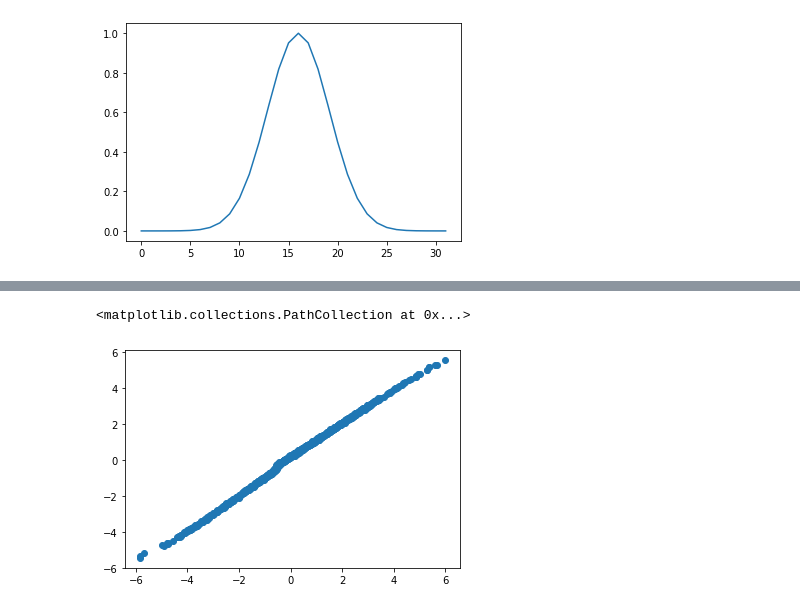
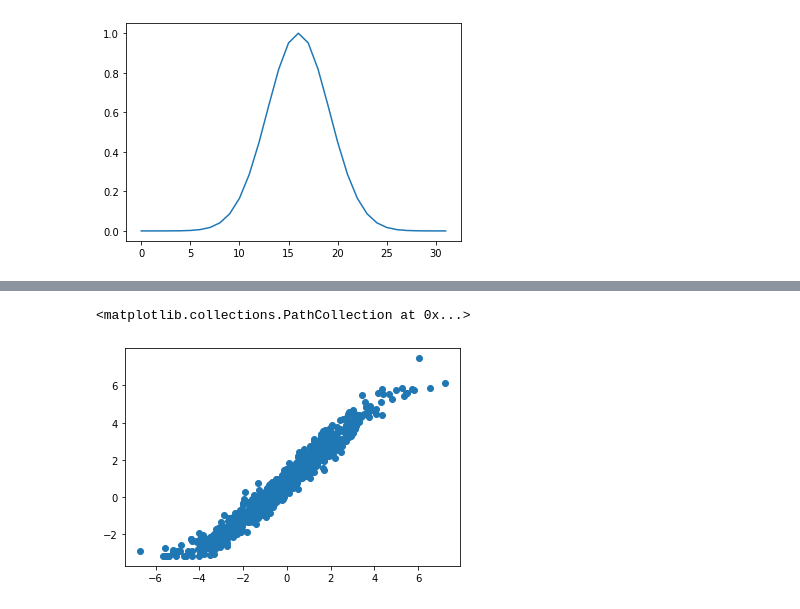
Before and after one commit to geoffwoollard/prob_prog, a Jupyter notebook: project/pyro_1D_shift_amortized.ipynb, the cells around one changed output, grey strips where cells are left out. Drawn from its saved outputs; the diff is of its cells as text; code cells hidden in the pictures.

```diff
--- a/project/pyro_1D_shift_amortized.ipynb
+++ b/project/pyro_1D_shift_amortized.ipynb
@@ -36,7 +36,7 @@ pd.Series(clean_signal).plot()
 <matplotlib.axes._subplots.AxesSubplot at 0x...>
 [figure]
 # %%
-sigma_noise = 0.01
+sigma_noise = 0.1
 num_particles = 1000
 data = torch.empty((num_particles,num_pix))
 shifts_gt = torch.zeros(num_particles)
@@ -125,12 +125,12 @@ plt.ylabel("loss");
 # %%
-amortized_loc_list = []
-amortized_scale_list = []
+amortized_loc_predictions = []
+amortized_scale_predictions = []
 for pair in data:
   amortized_loc, amortized_log_scale = mlp(pair)
-  amortized_loc_list.append(amortized_loc.item())
-  amortized_scale_list.append(torch.exp(amortized_log_scale).item())
+  amortized_loc_predictions.append(amortized_loc.item())
+  amortized_scale_predictions.append(torch.exp(amortized_log_scale).item())
 # %%
-plt.scatter(y=amortized_loc_list,x=shifts_gt)
+plt.scatter(y=amortized_loc_predictions,x=shifts_gt)
 # %% [output]
 <matplotlib.collections.PathCollection at 0x...>
-[figure, old version]
+[figure, new version]
```
Also changed, not shown: parts of 2 cells of this notebook.
